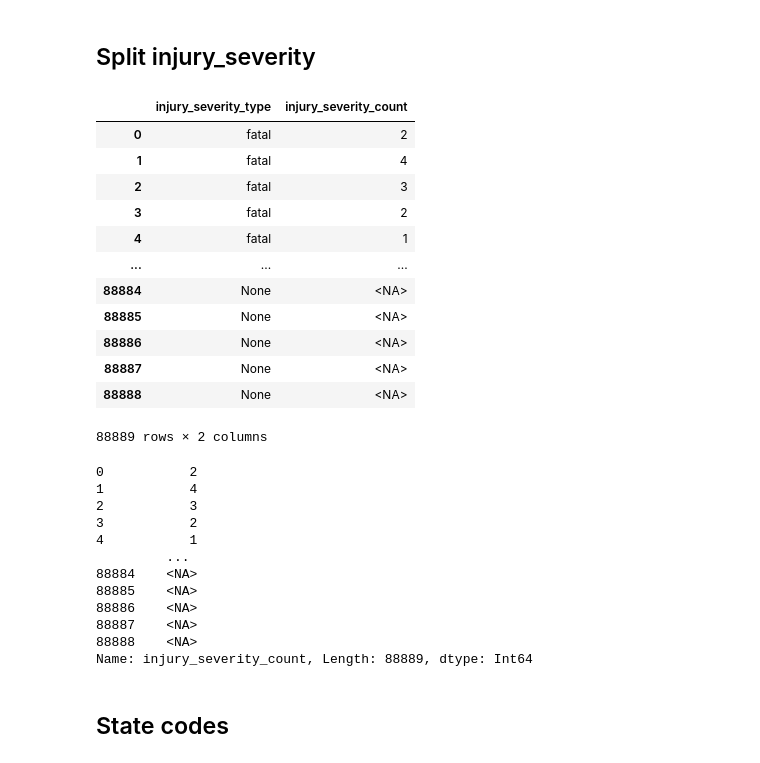
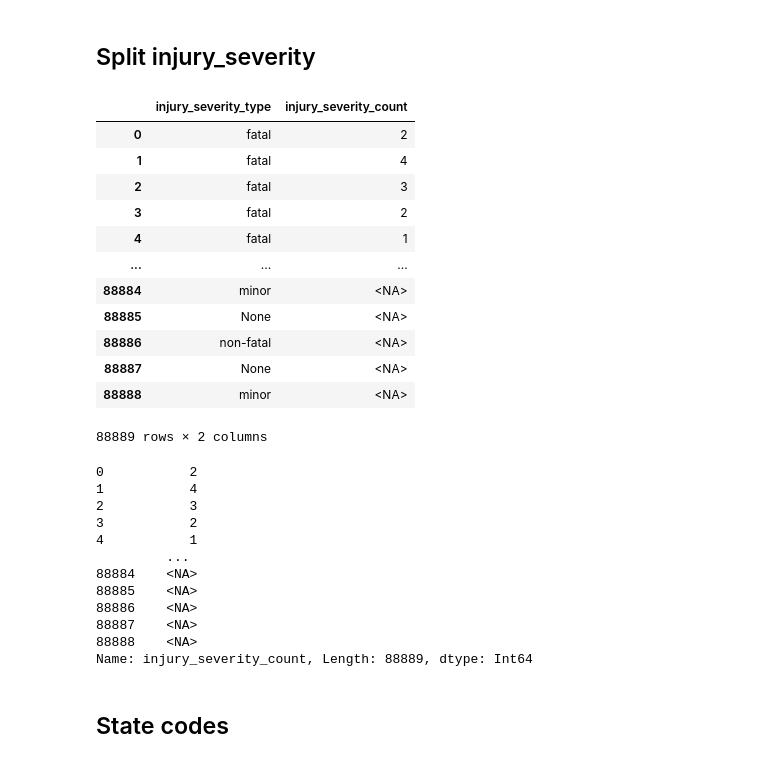
Before and after one commit to emmascotson/aviation-venture-risk-eda, a Jupyter notebook: aviation-venture-risk-eda.ipynb, the cells around one changed output. Cells and saved outputs as stored; diff of their text form; code cells hidden in the pictures.

```diff
--- a/aviation-venture-risk-eda.ipynb
+++ b/aviation-venture-risk-eda.ipynb
@@ -215,39 +216,42 @@ aviation_data.head()
 # %%
 #split the fatal(123) format into two diff columns
 severity = []
 number = []
 for row in aviation_data['injury_severity']:
     if isinstance(row,str):
         match = re.match(r"(\w+)\((\d+)\)", row)
         if match:
             severity.append(match.group(1))
             number.append(int(match.group(2)))
-            continue
-    severity.append(None)
-    number.append(pd.NA)
+        else:
+            severity.append(row)
+            number.append(pd.NA)
+    else:
+        severity.append(None)
+        number.append(pd.NA)
 
 aviation_data['injury_severity_type'] = severity
 aviation_data['injury_severity_count'] = number
 
 #converts to int col
 aviation_data['injury_severity_count'] = aviation_data['injury_severity_count'].astype('Int64')
 
 #aviation_data.head()
 display(aviation_data[['injury_severity_type','injury_severity_count']])
 display(aviation_data['injury_severity_count'])
 # %% [output]
 |  | injury_severity_type | injury_severity_count |
 | 0 | fatal | 2 |
 | 1 | fatal | 4 |
 | 2 | fatal | 3 |
 | 3 | fatal | 2 |
 | 4 | fatal | 1 |
 | ... | ... | ... |
-| 88884 | None | <NA> |
+| 88884 | minor | <NA> |
 | 88885 | None | <NA> |
-| 88886 | None | <NA> |
+| 88886 | non-fatal | <NA> |
 | 88887 | None | <NA> |
-| 88888 | None | <NA> |
+| 88888 | minor | <NA> |
 88889 rows × 2 columns
 0           2
 1           4
```
Also changed, not shown: parts of 82 cells of this notebook, 1 other file.
